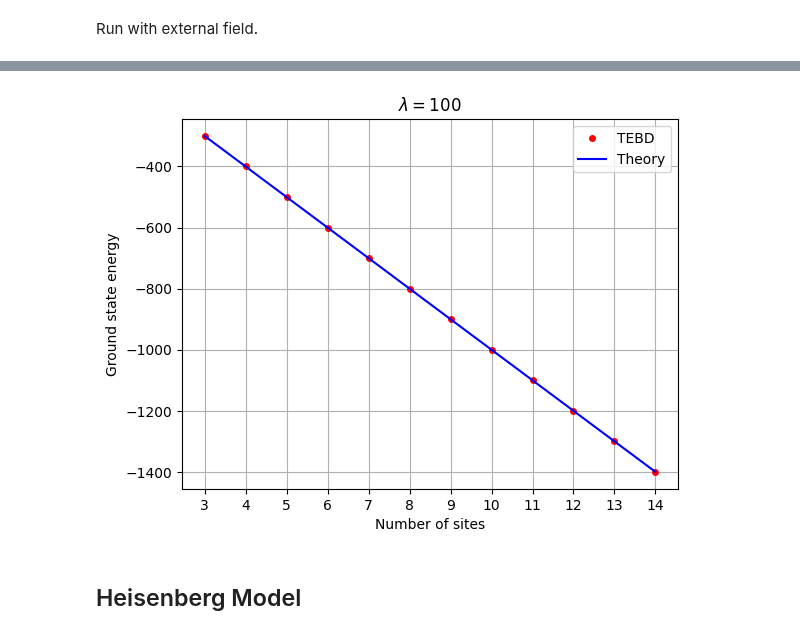
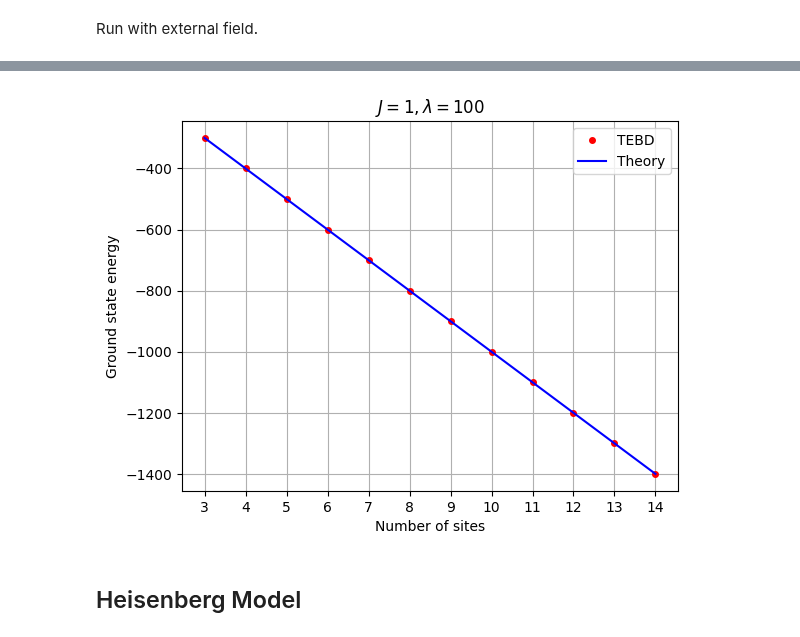
Before and after one commit to jchryssanthacopoulos/quantum_information, a Jupyter notebook: final_project/notebooks/tebd_finite.ipynb, the cells around one changed output, grey strips where cells are left out. Saved outputs shown, nothing was run; the diff lists cells and outputs as text; code cells hidden in the pictures.

```diff
--- a/final_project/notebooks/tebd_finite.ipynb
+++ b/final_project/notebooks/tebd_finite.ipynb
@@ -129,6 +130,7 @@ Run various scenarios in batch.
 # %%
 d = 2
 bond_dim = 2
+J = 1
 lmda = 0
 # %%
 tau = 0.01
@@ -144,8 +146,8 @@ for N in N_list:
     MPS = MatrixProductState(d=d, N=N, bond_dim=bond_dim)
 
     # create Hamiltonians
-    loc_ham_ising = LocalIsingHamiltonian(N, lmda)
-    glob_ham_ising = IsingHamiltonian(N, lmda)
+    loc_ham_ising = LocalIsingHamiltonian(N, J, lmda)
+    glob_ham_ising = IsingHamiltonian(N, J, lmda)
 
     # create TEBD object
     tebd_obj = TEBD(MPS, loc_ham_ising, glob_ham_ising, evol_type="imag")
@@ -193,6 +195,7 @@ Run with external field.
 # %%
 d = 2
 bond_dim = 2
+J = 1
 lmda = 100
 # %%
 energies_ext_field = []
@@ -202,8 +205,8 @@ for N in N_list:
     MPS = MatrixProductState(d=d, N=N, bond_dim=bond_dim)
 
     # create Hamiltonians
-    loc_ham_ising = LocalIsingHamiltonian(N, lmda)
-    glob_ham_ising = IsingHamiltonian(N, lmda)
+    loc_ham_ising = LocalIsingHamiltonian(N, J, lmda)
+    glob_ham_ising = IsingHamiltonian(N, J, lmda)
 
     # create TEBD object
     tebd_obj = TEBD(MPS, loc_ham_ising, glob_ham_ising, evol_type="imag")
@@ -235,15 +238,15 @@ energies_theoretical_ext_field = [-N * lmda for N in N_list]
 # %%
 plt.plot(N_list, energies_ext_field, 'ro', label="TEBD", markersize=4)
 plt.plot(N_list, energies_theoretical_ext_field, "b-", label="Theory")
 plt.xlabel("Number of sites")
 plt.ylabel("Ground state energy")
 plt.xticks(N_list)
 plt.legend()
-plt.title("$\lambda=100$")
+plt.title("$J = 1, \lambda=100$")
 plt.grid()
 plt.savefig('../figures/ground_state_energy_lambda_100.png', bbox_inches='tight', dpi=300);
 # %% [output]
-[figure, old version]
+[figure, new version]
 # %% [markdown]
 ## Heisenberg Model
 # %% [markdown]
```
Also changed, not shown: parts of 9 cells of this notebook, 6 other files.
